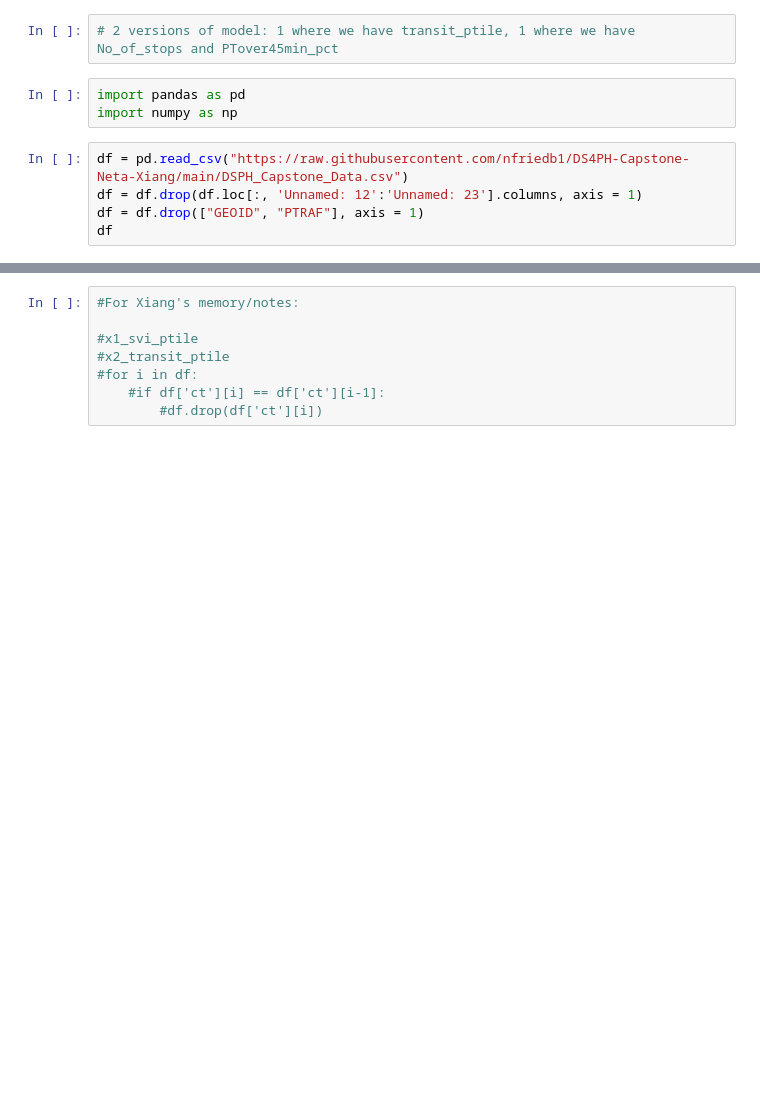
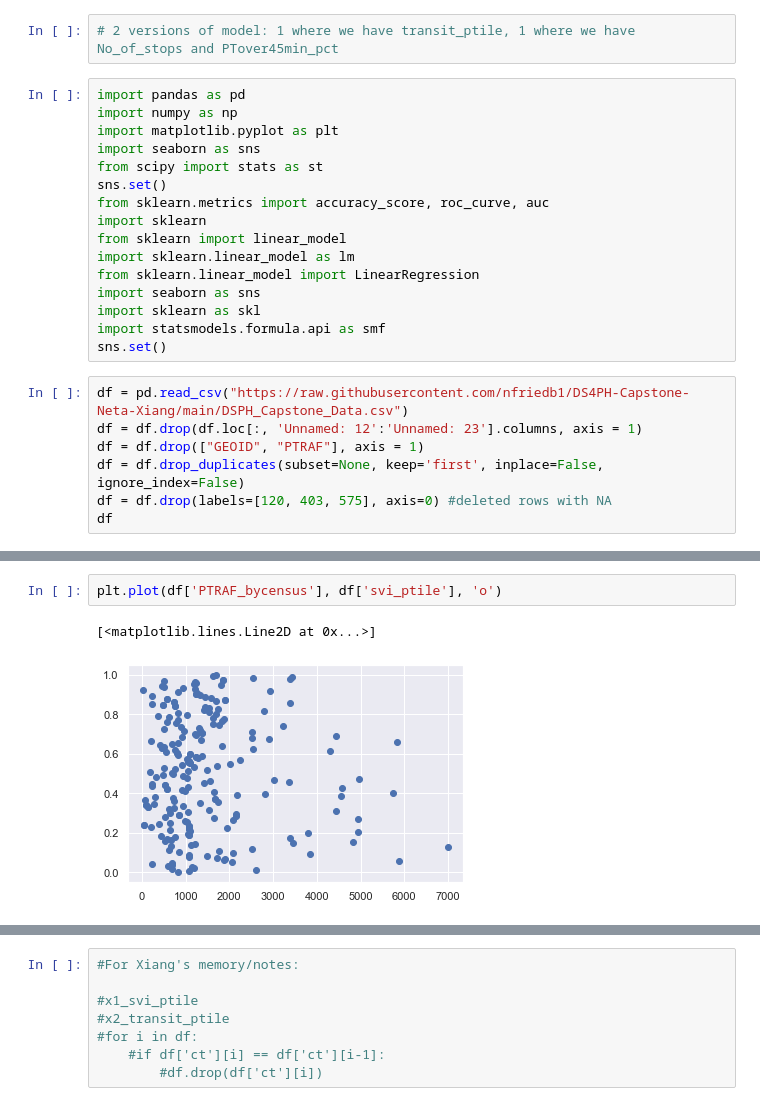
Before and after one commit to nfriedb1/DS4PH-Capstone-Neta-Xiang, a Jupyter notebook: DataSetUp.ipynb, the cells around one changed output, grey strips where cells are left out. Drawn from its saved outputs; the diff is of its cells as text; blank space fills up the shorter version.

```diff
--- a/DataSetUp.ipynb
+++ b/DataSetUp.ipynb
@@ -3,10 +3,25 @@
 # %%
 import pandas as pd
 import numpy as np
+import matplotlib.pyplot as plt
+import seaborn as sns
+from scipy import stats as st
+sns.set()
+from sklearn.metrics import accuracy_score, roc_curve, auc
+import sklearn
+from sklearn import linear_model
+import sklearn.linear_model as lm
+from sklearn.linear_model import LinearRegression
+import seaborn as sns
+import sklearn as skl
+import statsmodels.formula.api as smf
+sns.set()
 # %%
 df = pd.read_csv("https://raw.githubusercontent.com/nfriedb1/DS4PH-Capstone-Neta-Xiang/main/DSPH_Capstone_Data.csv")
 df = df.drop(df.loc[:, 'Unnamed: 12':'Unnamed: 23'].columns, axis = 1)
 df = df.drop(["GEOID", "PTRAF"], axis = 1)
+df = df.drop_duplicates(subset=None, keep='first', inplace=False, ignore_index=False)
+df = df.drop(labels=[120, 403, 575], axis=0) #deleted rows with NA
 df
 # %% [output]
 |  | ct | svi_ptile | transit_ptile | asthmavalue | PTRAF_bycensus | No_of_Stops | PTover45m_pct | ... |
@@ -59,0 +76,5 @@ x_LBW =
+# %%
+plt.plot(df['PTRAF_bycensus'], df['svi_ptile'], 'o')
+# %% [output]
+[<matplotlib.lines.Line2D at 0x...>]
+[figure, added]
```
Also changed, not shown: parts of 17 cells of this notebook.
